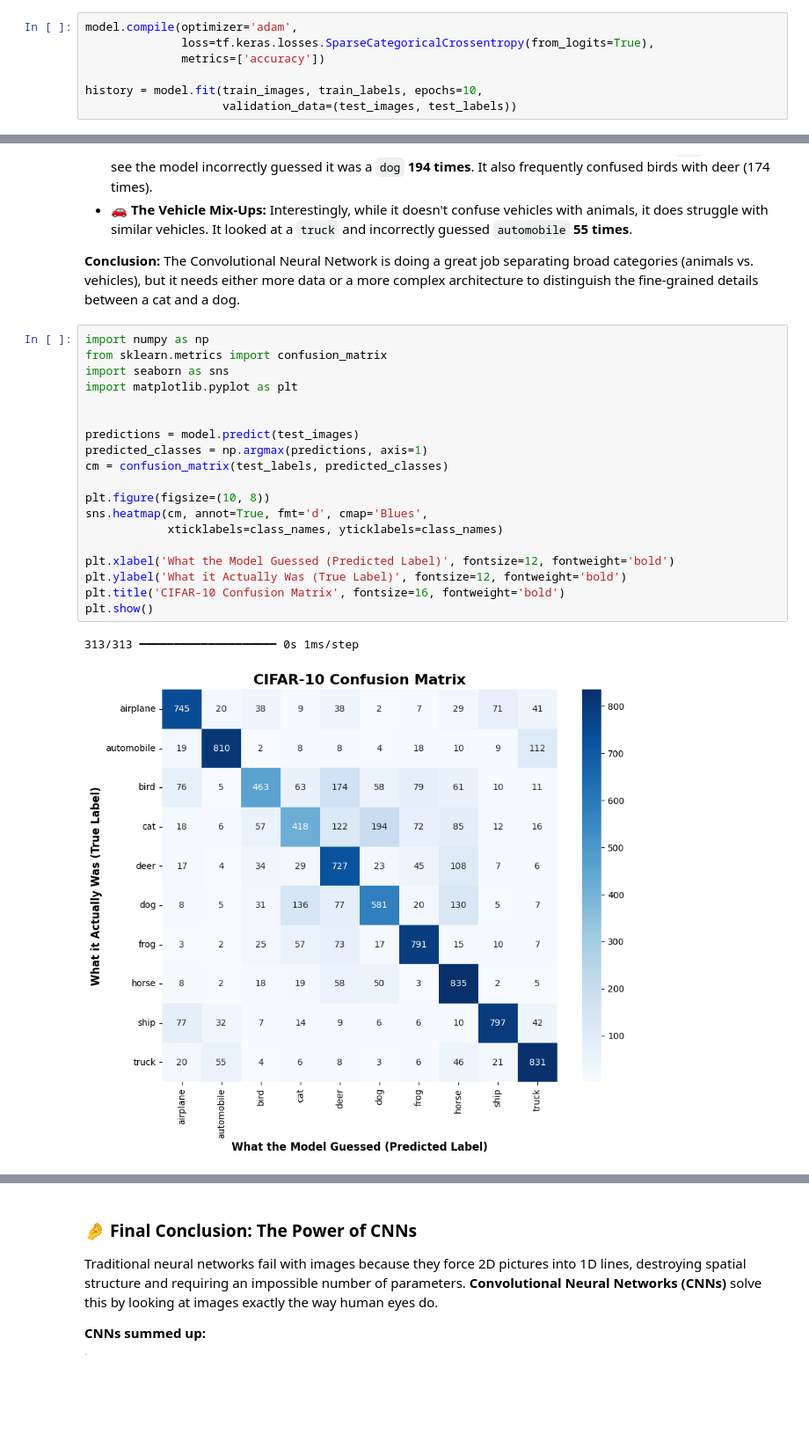
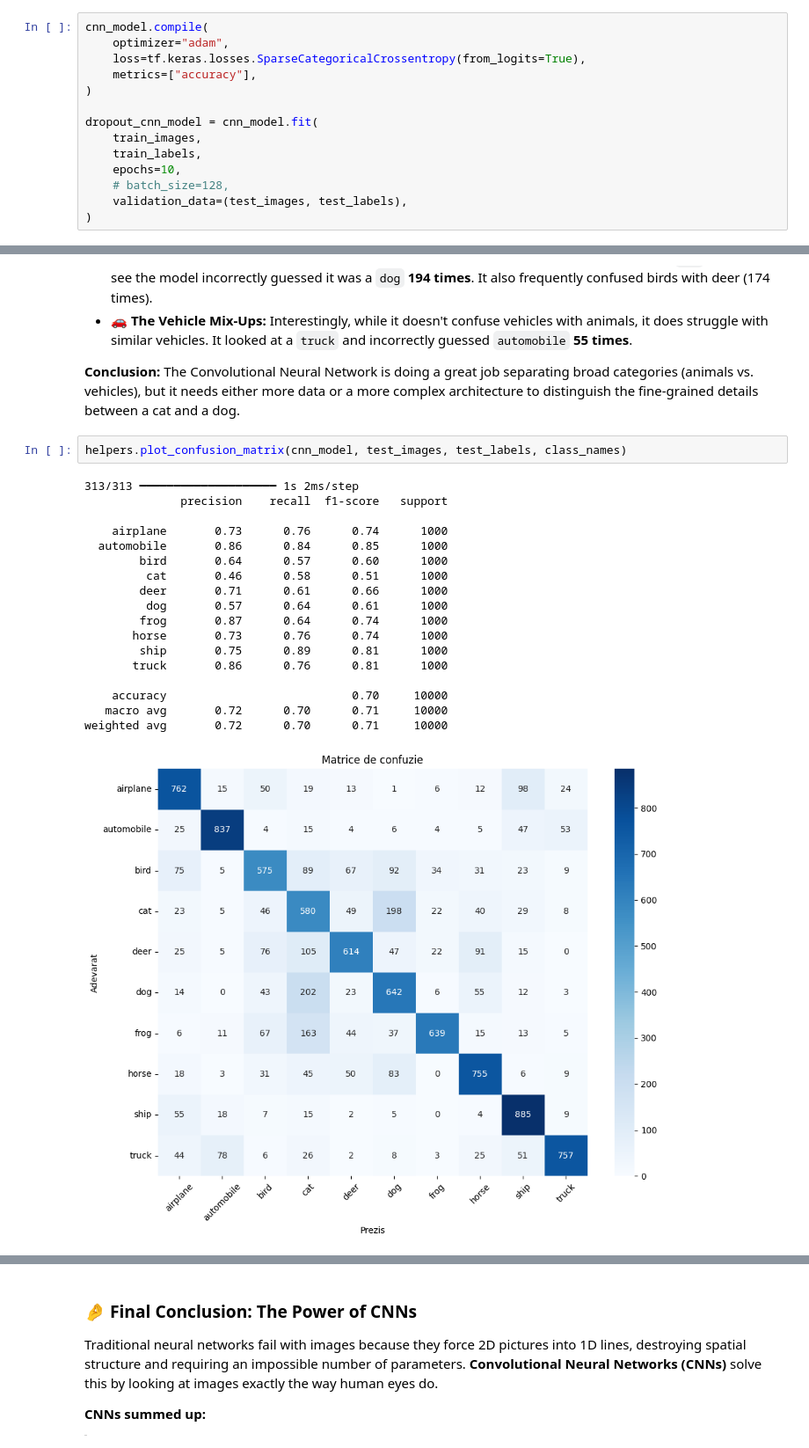
Before and after one commit to AfraIsNotAvailable/cnn-demo, a Jupyter notebook: cnn.ipynb, the cells around one changed output, grey strips where cells are left out. Shown at 88% size. Cells and saved outputs as stored; diff of their text form; blank space fills up the shorter version.

```diff
--- a/cnn.ipynb
+++ b/cnn.ipynb
@@ -305,11 +322,18 @@ Model: "sequential_10"
  Trainable params: 122,570 (478.79 KB)
  Non-trainable params: 0 (0.00 B)
 # %%
-model.compile(optimizer='adam',
-              loss=tf.keras.losses.SparseCategoricalCrossentropy(from_logits=True),
-              metrics=['accuracy'])
+cnn_model.compile(
+    optimizer="adam",
+    loss=tf.keras.losses.SparseCategoricalCrossentropy(from_logits=True),
+    metrics=["accuracy"],
+)
 
-history = model.fit(train_images, train_labels, epochs=10,
-                    validation_data=(test_images, test_labels))
+dropout_cnn_model = cnn_model.fit(
+    train_images,
+    train_labels,
+    epochs=10,
+    # batch_size=128,
+    validation_data=(test_images, test_labels),
+)
 # %% [output]
 Epoch 1/10
@@ -362,24 +380,23 @@ The overall accuracy is solid, but this matrix reveals exactly what the model "s
 
 **Conclusion:** The Convolutional Neural Network is doing a great job separating broad categories (animals vs. vehicles), but it needs either more data or a more complex architecture to distinguish the fine-grained details between a cat and a dog.
 # %%
-import numpy as np
-from sklearn.metrics import confusion_matrix
-import seaborn as sns
-import matplotlib.pyplot as plt
-
-
-predictions = model.predict(test_images)
-predicted_classes = np.argmax(predictions, axis=1)
-cm = confusion_matrix(test_labels, predicted_classes)
-
-plt.figure(figsize=(10, 8))
-sns.heatmap(cm, annot=True, fmt='d', cmap='Blues',
-            xticklabels=class_names, yticklabels=class_names)
-
-plt.xlabel('What the Model Guessed (Predicted Label)', fontsize=12, fontweight='bold')
-plt.ylabel('What it Actually Was (True Label)', fontsize=12, fontweight='bold')
-plt.title('CIFAR-10 Confusion Matrix', fontsize=16, fontweight='bold')
-plt.show()
+helpers.plot_confusion_matrix(cnn_model, test_images, test_labels, class_names)
 # %% [output]
-313/313 ━━━━━━━━━━━━━━━━━━━━ 0s 1ms/step
+313/313 ━━━━━━━━━━━━━━━━━━━━ 1s 2ms/step
+              precision    recall  f1-score   support
+
+    airplane       0.73      0.76      0.74      1000
+  automobile       0.86      0.84      0.85      1000
+        bird       0.64      0.57      0.60      1000
+         cat       0.46      0.58      0.51      1000
+        deer       0.71      0.61      0.66      1000
+         dog       0.57      0.64      0.61      1000
+        frog       0.87      0.64      0.74      1000
+       horse       0.73      0.76      0.74      1000
+        ship       0.75      0.89      0.81      1000
+       truck       0.86      0.76      0.81      1000
+
+    accuracy                           0.70     10000
+   macro avg       0.72      0.70      0.71     10000
+weighted avg       0.72      0.70      0.71     10000
-[figure, old version]
+[figure, new version]
```
Also changed, not shown: parts of 44 cells of this notebook, 6 other files.
